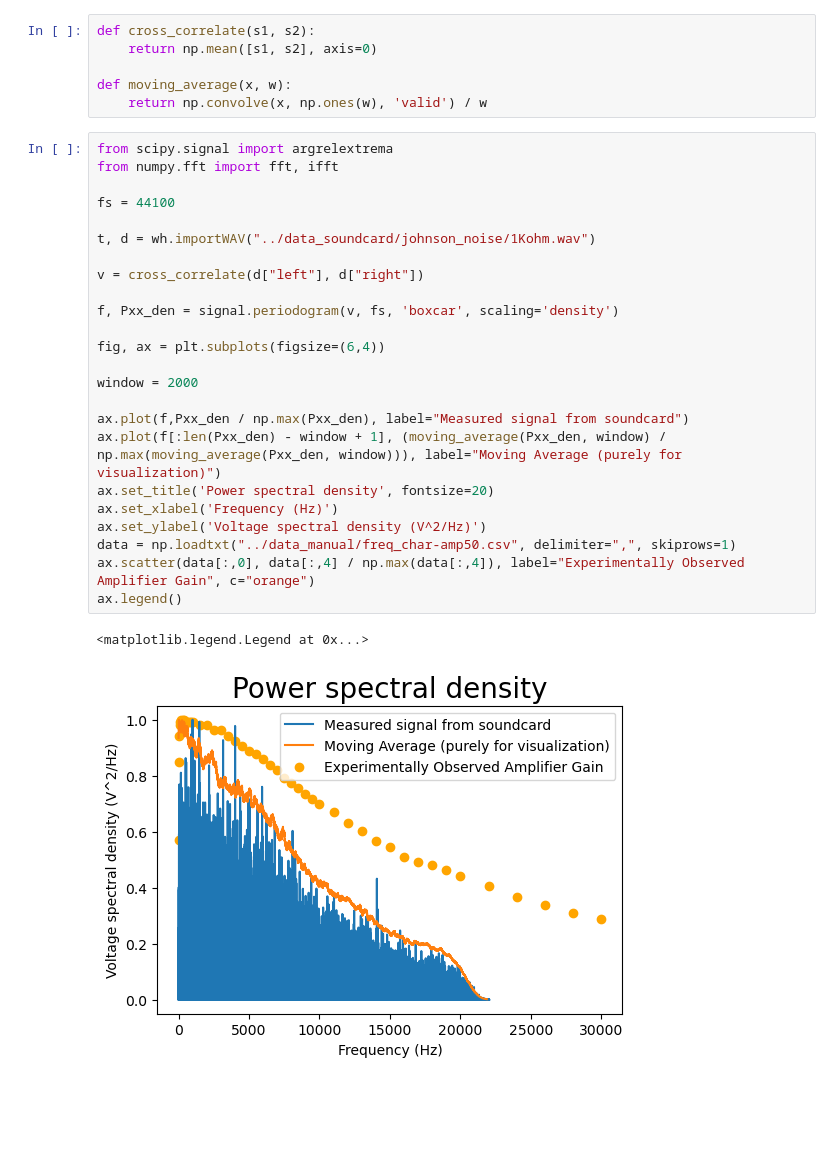
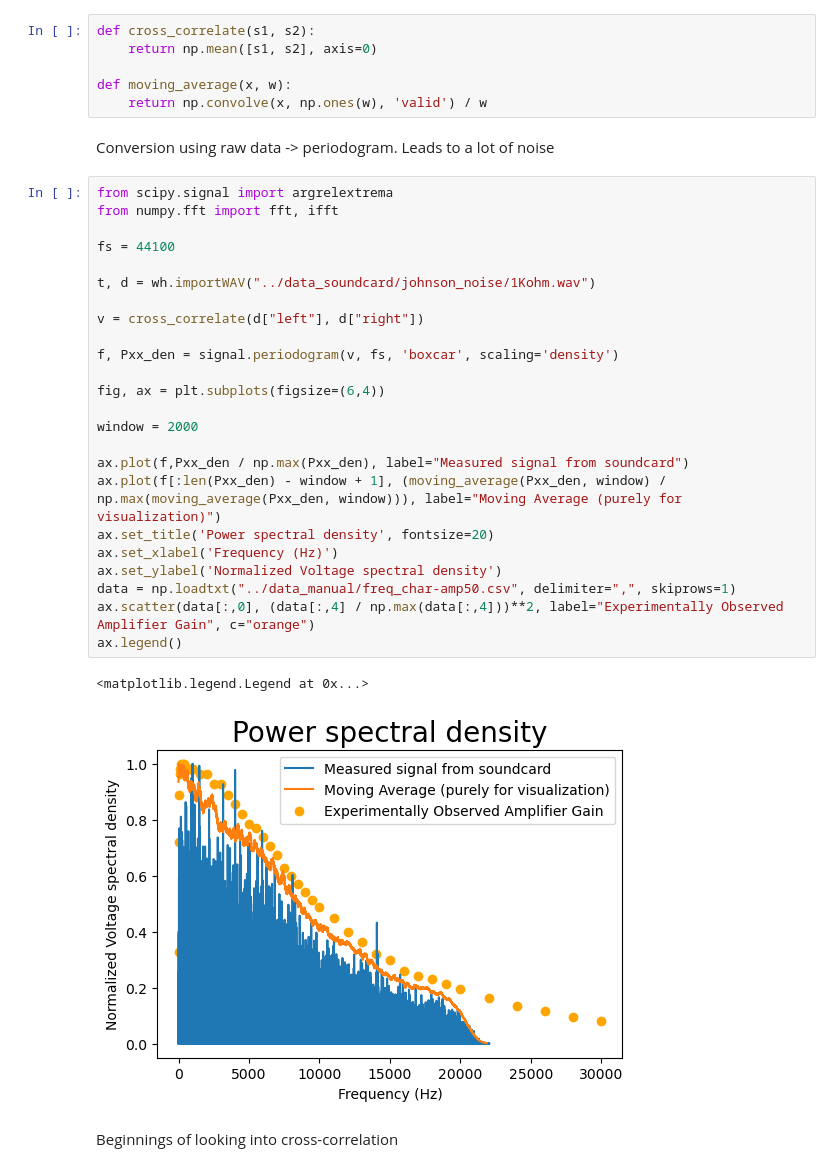
Before and after one commit to Atzphere/309-Pool, a Jupyter notebook: notebooks/johnson_analyzer.ipynb, the cells around one changed output. Saved outputs shown, nothing was run; the diff lists cells and outputs as text; blank space fills up the shorter version.

Commit message:
squared the gain for one plot

```diff
--- a/notebooks/johnson_analyzer.ipynb
+++ b/notebooks/johnson_analyzer.ipynb
@@ -62,31 +62,35 @@ def cross_correlate(s1, s2):
 
 def moving_average(x, w):
     return np.convolve(x, np.ones(w), 'valid') / w
+# %% [markdown]
+Conversion using raw data -> periodogram. Leads to a lot of noise
 # %%
 from scipy.signal import argrelextrema
 from numpy.fft import fft, ifft
 
 fs = 44100
 
 t, d = wh.importWAV("../data_soundcard/johnson_noise/1Kohm.wav")
 
 v = cross_correlate(d["left"], d["right"])
 
 f, Pxx_den = signal.periodogram(v, fs, 'boxcar', scaling='density')
 
 fig, ax = plt.subplots(figsize=(6,4))
 
 window = 2000
 
 ax.plot(f,Pxx_den / np.max(Pxx_den), label="Measured signal from soundcard")
 ax.plot(f[:len(Pxx_den) - window + 1], (moving_average(Pxx_den, window) / np.max(moving_average(Pxx_den, window))), label="Moving Average (purely for visualization)")
 ax.set_title('Power spectral density', fontsize=20)
 ax.set_xlabel('Frequency (Hz)')
-ax.set_ylabel('Voltage spectral density (V^2/Hz)')
+ax.set_ylabel('Normalized Voltage spectral density')
 data = np.loadtxt("../data_manual/freq_char-amp50.csv", delimiter=",", skiprows=1)
-ax.scatter(data[:,0], data[:,4] / np.max(data[:,4]), label="Experimentally Observed Amplifier Gain", c="orange")
+ax.scatter(data[:,0], (data[:,4] / np.max(data[:,4]))**2, label="Experimentally Observed Amplifier Gain", c="orange")
 ax.legend()
 # %% [output]
 <matplotlib.legend.Legend at 0x...>
-[figure, old version]
+[figure, new version]
+# %% [markdown]
+Beginnings of looking into cross-correlation
 # %%
```
Also changed, not shown: parts of 1 cell of this notebook, 1 other file.
